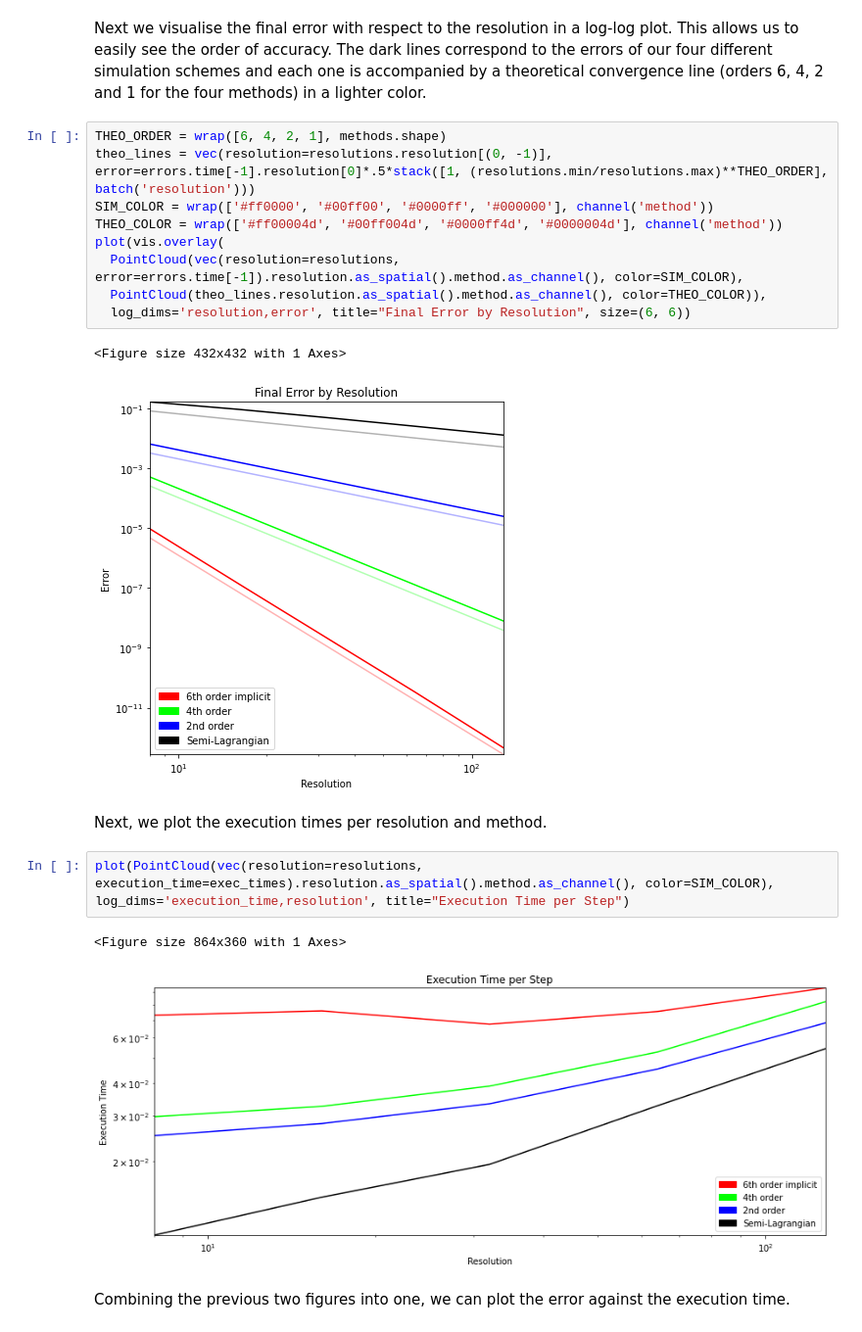
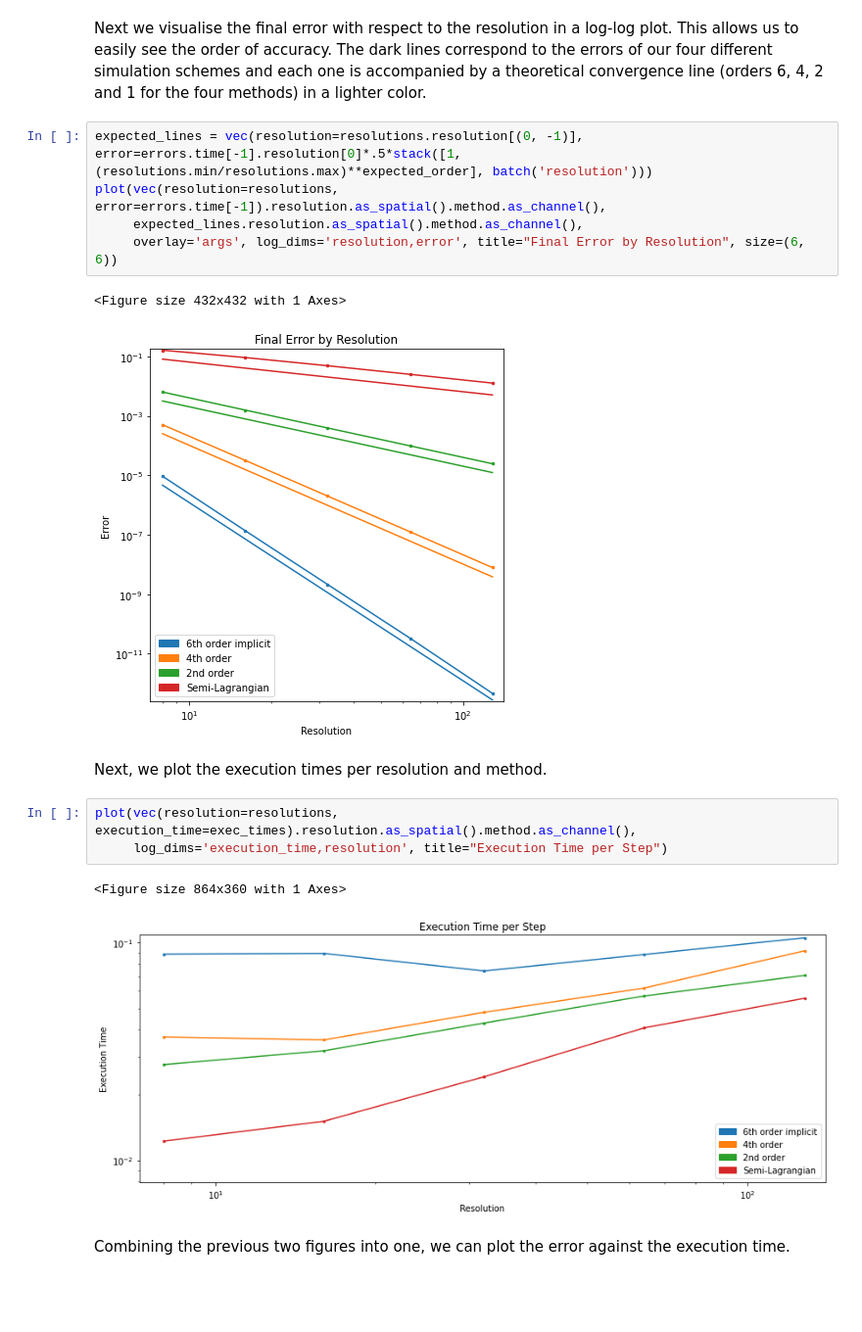
Before and after one commit to tum-pbs/PhiFlow, a Jupyter notebook: docs/prerendered/Taylor_Green_Comparison.ipynb, the cells around one changed output. Shown at 98% size. Saved outputs shown, nothing was run; the diff lists cells and outputs as text; blank space fills up the shorter version.

```diff
--- a/docs/prerendered/Taylor_Green_Comparison.ipynb
+++ b/docs/prerendered/Taylor_Green_Comparison.ipynb
@@ -118,24 +119,21 @@ plot(errors.resolution.as_channel().time.as_spatial(), log_dims='_')
 Next we visualise the final error with respect to the resolution in a log-log plot. This allows us to easily see the order of accuracy.
 The dark lines correspond to the errors of our four different simulation schemes and each one is accompanied by a theoretical convergence line (orders 6, 4, 2 and 1 for the four methods) in a lighter color.
 # %%
-THEO_ORDER = wrap([6, 4, 2, 1], methods.shape)
-theo_lines = vec(resolution=resolutions.resolution[(0, -1)], error=errors.time[-1].resolution[0]*.5*stack([1, (resolutions.min/resolutions.max)**THEO_ORDER], batch('resolution')))
-SIM_COLOR = wrap(['#ff0000', '#00ff00', '#0000ff', '#000000'], channel('method'))
-THEO_COLOR = wrap(['#ff00004d', '#00ff004d', '#0000ff4d', '#0000004d'], channel('method'))
-plot(vis.overlay(
-  PointCloud(vec(resolution=resolutions, error=errors.time[-1]).resolution.as_spatial().method.as_channel(), color=SIM_COLOR),
-  PointCloud(theo_lines.resolution.as_spatial().method.as_channel(), color=THEO_COLOR)),
-  log_dims='resolution,error', title="Final Error by Resolution", size=(6, 6))
+expected_lines = vec(resolution=resolutions.resolution[(0, -1)], error=errors.time[-1].resolution[0]*.5*stack([1, (resolutions.min/resolutions.max)**expected_order], batch('resolution')))
+plot(vec(resolution=resolutions, error=errors.time[-1]).resolution.as_spatial().method.as_channel(),
+     expected_lines.resolution.as_spatial().method.as_channel(),
+     overlay='args', log_dims='resolution,error', title="Final Error by Resolution", size=(6, 6))
 # %% [output]
 <Figure size 432x432 with 1 Axes>
-[figure, old version]
+[figure, new version]
 # %% [markdown]
 Next, we plot the execution times per resolution and method.
 # %%
-plot(PointCloud(vec(resolution=resolutions, execution_time=exec_times).resolution.as_spatial().method.as_channel(), color=SIM_COLOR), log_dims='execution_time,resolution', title="Execution Time per Step")
+plot(vec(resolution=resolutions, execution_time=exec_times).resolution.as_spatial().method.as_channel(),
+     log_dims='execution_time,resolution', title="Execution Time per Step")
 # %% [output]
 <Figure size 864x360 with 1 Axes>
-[figure, old version]
+[figure, new version]
 # %% [markdown]
 Combining the previous two figures into one, we can plot the error against the execution time.
 # %%
```
Also changed, not shown: parts of 2 cells of this notebook.
